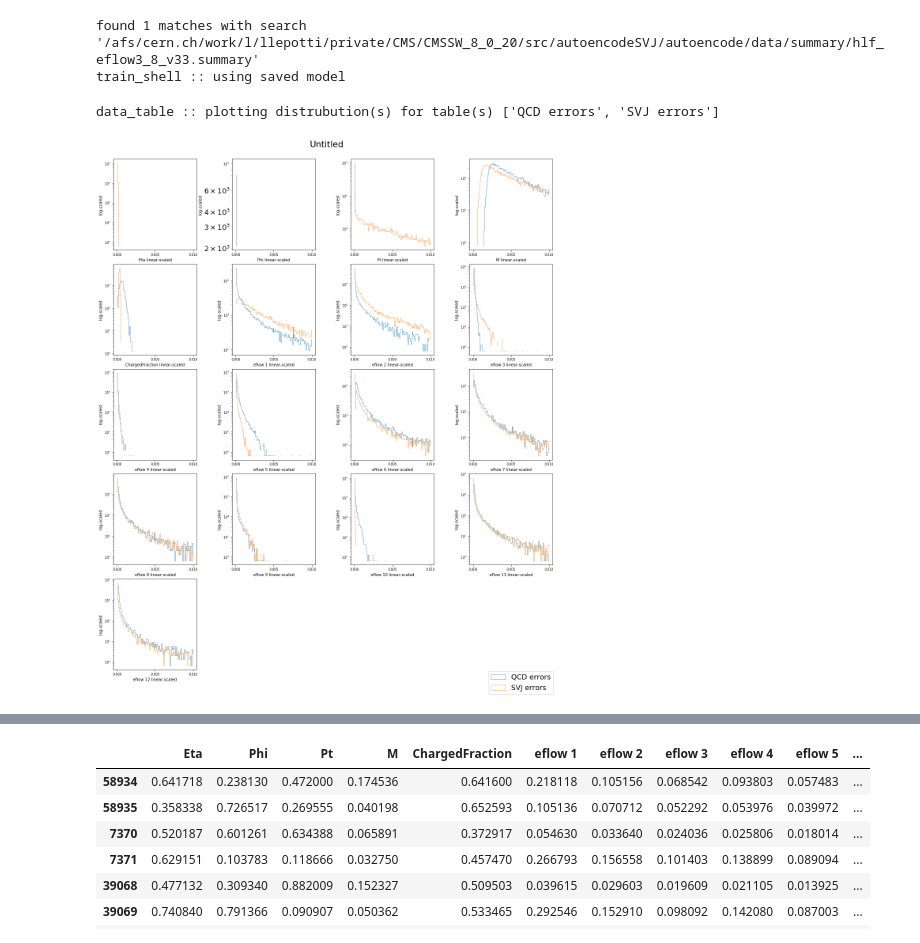
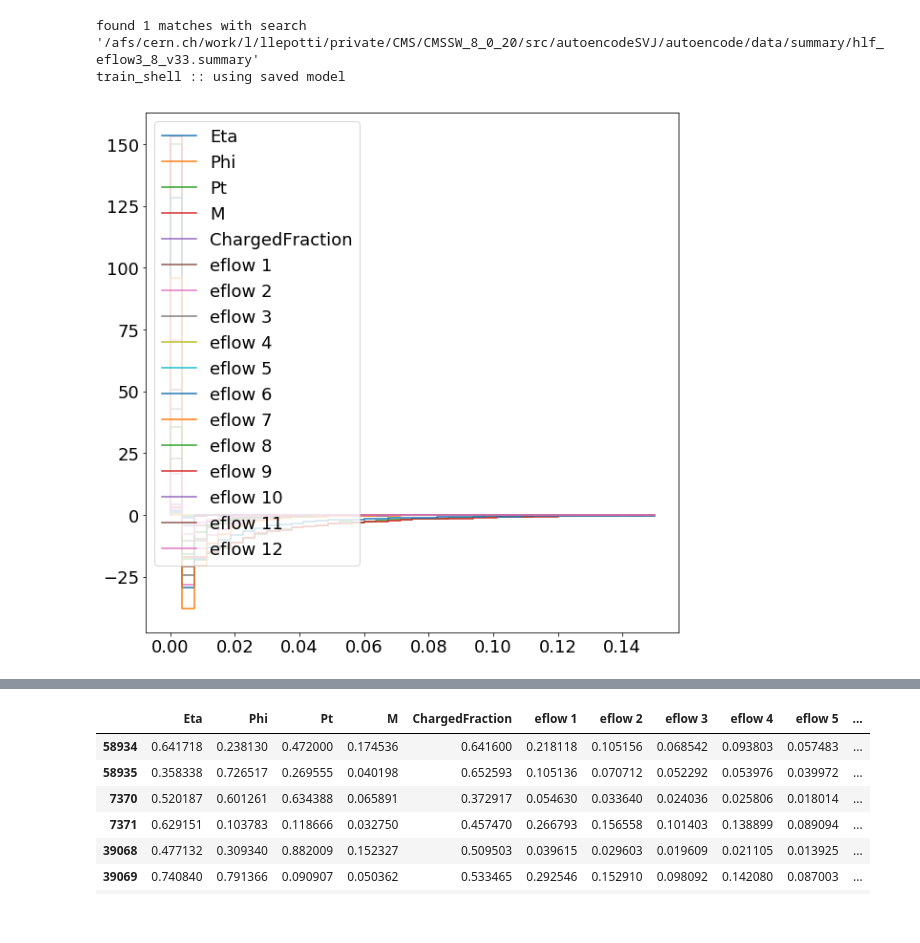
Before and after one commit to luclepot/SVJ, a Jupyter notebook: plots.ipynb, the cells around one changed output, grey strips where cells are left out. Cells and saved outputs as stored; diff of their text form; code cells hidden in the pictures.

Commit message:
tweaking plots for paper and showing more things to lhcb people

```diff
--- a/plots.ipynb
+++ b/plots.ipynb
@@ -30,10 +30,30 @@ e = ae_evaluation("hlf_eflow3_8_v33") #, aux_signals_dict={'ttbar': 'data/ttbar_
 found 1 matches with search '/afs/cern.ch/work/l/llepotti/private/CMS/CMSSW_8_0_20/src/autoencodeSVJ/autoencode/data/summary/hlf_eflow3_8_v33.summary'
 train_shell :: using saved model
 # %%
+def error_breakdown(e, bins=40, rng=None):
+    errs_qcd = utils.data_table((e.test.norm(e.qcd_recon, **e.norm_args).data - e.test.norm(**e.norm_args).data)**2., headers=e.test.headers, name='QCD errors')
+    errs_svj = utils.data_table((e.test.norm(e.SVJ_recon, **e.norm_args).data - e.test.norm(e.SVJ, **e.norm_args).data)**2., headers=e.test.headers, name='SVJ errors')
+#     errs_qcd.plot(errs_svj, xscale='linear', yscale='log', normed=1, bins=100, rng=((0, 0.01),)*len(errs.columns))
 
-errs = utils.data_table((e.qcd_recon.norm(e.test, **e.norm_args).data - e.test.norm(**e.norm_args).data)**2., headers=e.test.headers, name='QCD errors')
-errs2 = utils.data_table((e.SVJ_recon.norm(e.test, **e.norm_args).data - e.SVJ.norm(e.test, **e.norm_args).data)**2., headers=e.test.headers, name='SVJ errors')
-errs.plot(errs2, xscale='linear', yscale='log', normed=1, bins=100, rng=((0, 0.01),)*len(errs.columns))
+    default_range = rng
+
+    for c in errs_qcd:
+        if default_range is None:
+            rng = np.min([errs_qcd.df[c].min(), errs_svj.df[c].min()]), np.max([errs_qcd.df[c].max(), errs_qcd.df[c].max()])
+        qcd = np.histogram(errs_qcd.df[c], bins=bins, range=rng, normed=1)
+        svj = np.histogram(errs_svj.df[c], bins=bins, range=rng, normed=1)
+        combine = qcd[0].astype(float) - svj[0].astype(float)
+#         combine = qcd[0].astype(float)/svj[0].astype(float)
+#         combine[np.isnan(combine)] = 0
+#         assert np.isclose(qcd[1], svj[1]).all
+        edges = qcd[1]
+        plt.step(list(edges) + [edges[-1]], [0] + list(combine) + [0], label=c)
+
+#     plt.yscale('log')
+    plt.legend()
+    plt.show()
+
+
+error_breakdown(e, rng=(0, 0.15), bins=40)
 # %% [output]
-data_table :: plotting distrubution(s) for table(s) ['QCD errors', 'SVJ errors']
-[figure, old version]
+[figure, new version]
```
Also changed, not shown: parts of 3 cells of this notebook, 1 other file.
